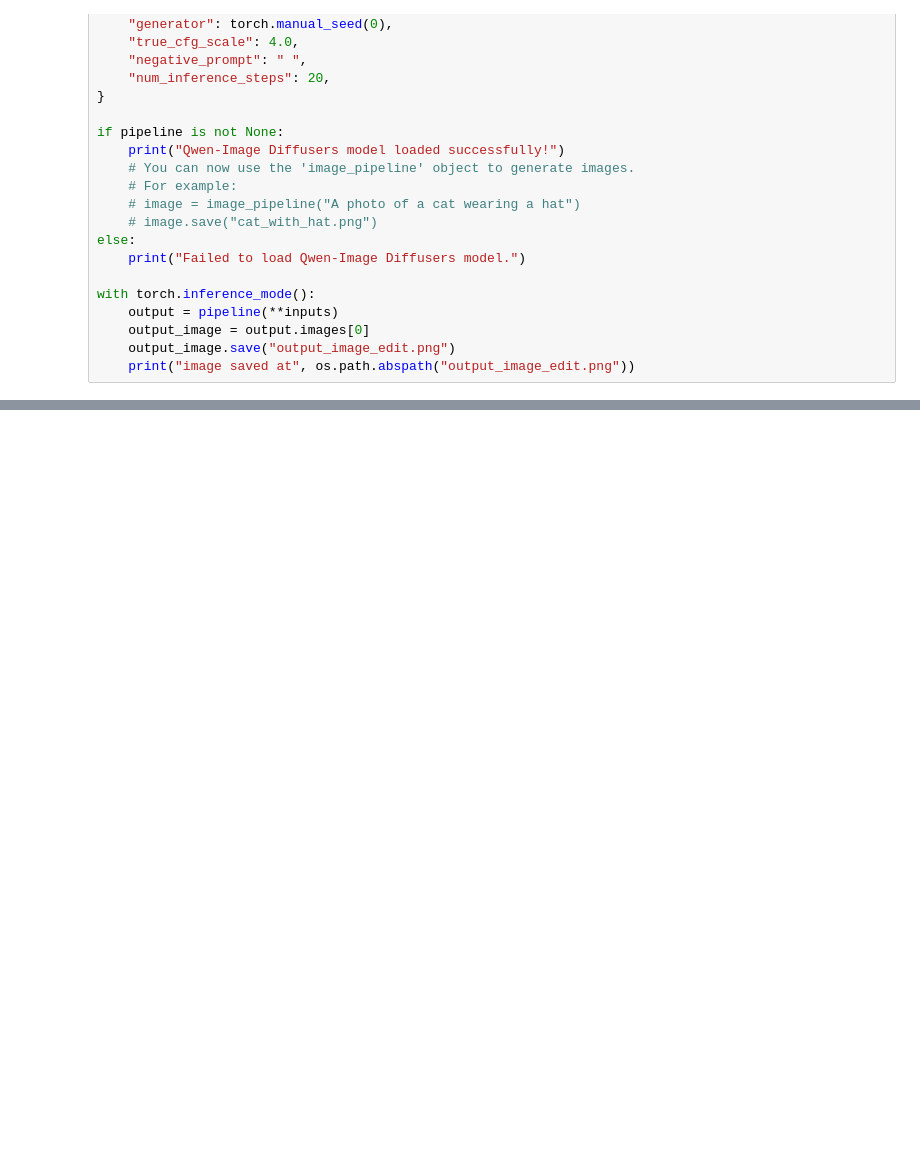
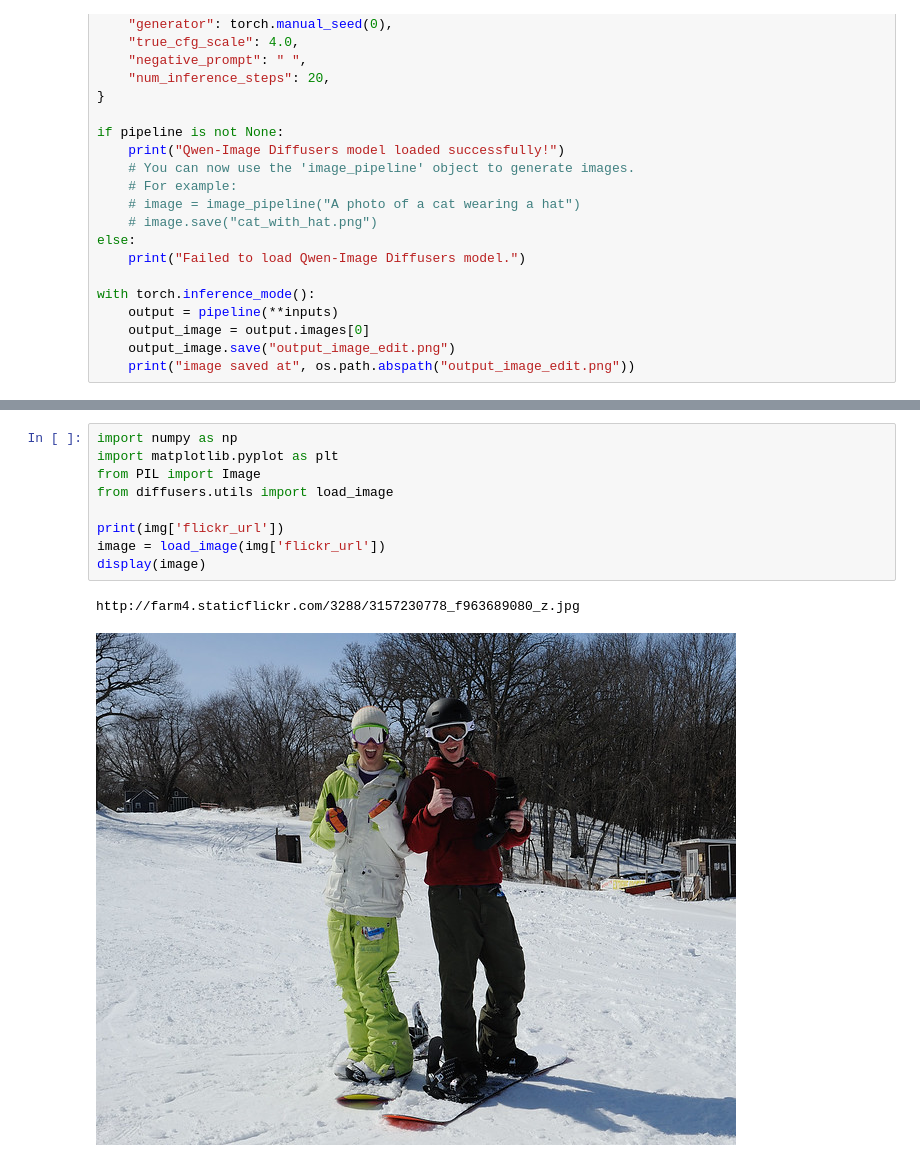
Before and after one commit to ciodar/qwen-synthetic-augmentation, a Jupyter notebook: demo.ipynb, the cells around one changed output, grey strips where cells are left out. Cells and saved outputs as stored; diff of their text form; blank space fills up the shorter version.

```diff
--- a/demo.ipynb
+++ b/demo.ipynb
@@ -34,0 +57,12 @@ with torch.inference_mode():
+# %%
+import numpy as np
+import matplotlib.pyplot as plt
+from PIL import Image
+from diffusers.utils import load_image
+
+print(img['flickr_url'])
+image = load_image(img['flickr_url'])
+display(image)
+# %% [output]
+http://farm4.staticflickr.com/3288/3157230778_f963689080_z.jpg
+[figure, added]
```
Also changed, not shown: parts of 5 cells of this notebook, 17 other files.
